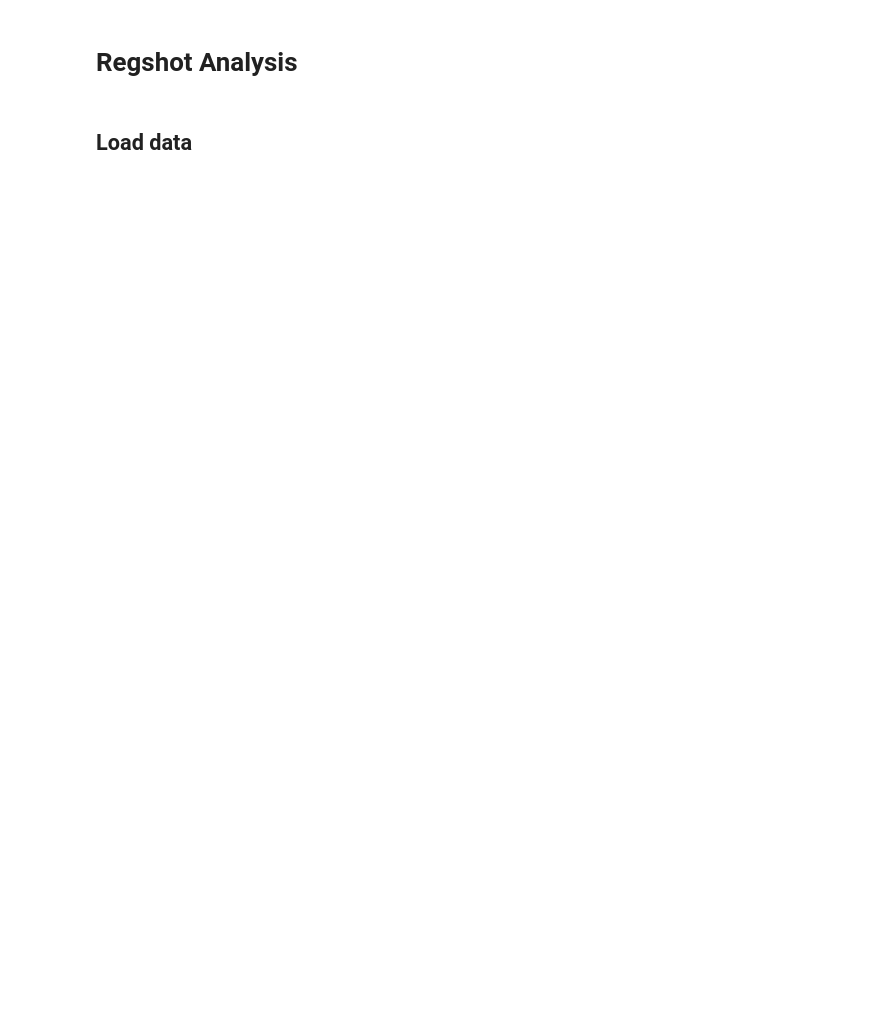
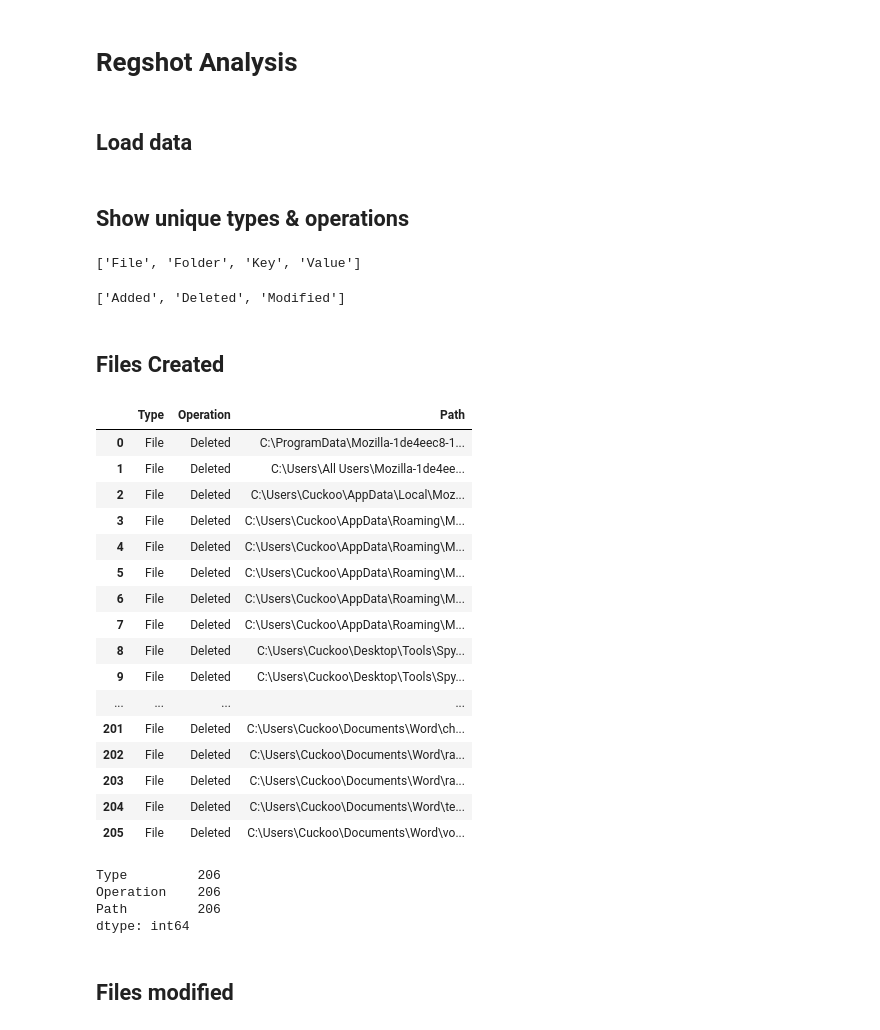
Before and after one commit to W4lkerJ/ForensicAnalysis, a Jupyter notebook: src/notebooks/ProcMonAnalysis.ipynb, the cells around one changed output. Saved outputs shown, nothing was run; the diff lists cells and outputs as text; code cells hidden in the pictures; blank space fills up the shorter version.

Commit message:
Extended the analysis by folders created/modified/deleted and by reg keys/values created/modified/deleted.

```diff
--- a/src/notebooks/ProcMonAnalysis.ipynb
+++ b/src/notebooks/ProcMonAnalysis.ipynb
@@ -174,3 +236,46 @@ df_unique_dlls
 ## Load data
 # %%
 df_regshot_data = pd.read_csv(regshot_path, delimiter=";")
+# %% [markdown]
+## Show unique types & operations
+# %%
+sorted(df_regshot_data["Type"].unique())
+# %% [output]
+['File', 'Folder', 'Key', 'Value']
+# %%
+sorted(df_regshot_data["Operation"].unique())
+# %% [output]
+['Added', 'Deleted', 'Modified']
+# %% [markdown]
+## Files Created
+# %%
+df_operation_query = df_regshot_data.query("Type == 'File' & Operation == 'Deleted'")
+# %%
+df_operation_query
+# %% [output]
+|  | Type | Operation | Path |
+| 0 | File | Deleted | C:\ProgramData\Mozilla-1de4eec8-1... |
+| 1 | File | Deleted | C:\Users\All Users\Mozilla-1de4ee... |
+| 2 | File | Deleted | C:\Users\Cuckoo\AppData\Local\Moz... |
+| 3 | File | Deleted | C:\Users\Cuckoo\AppData\Roaming\M... |
+| 4 | File | Deleted | C:\Users\Cuckoo\AppData\Roaming\M... |
+| 5 | File | Deleted | C:\Users\Cuckoo\AppData\Roaming\M... |
+| 6 | File | Deleted | C:\Users\Cuckoo\AppData\Roaming\M... |
+| 7 | File | Deleted | C:\Users\Cuckoo\AppData\Roaming\M... |
+| 8 | File | Deleted | C:\Users\Cuckoo\Desktop\Tools\Spy... |
+| 9 | File | Deleted | C:\Users\Cuckoo\Desktop\Tools\Spy... |
+| ... | ... | ... | ... |
+| 201 | File | Deleted | C:\Users\Cuckoo\Documents\Word\ch... |
+| 202 | File | Deleted | C:\Users\Cuckoo\Documents\Word\ra... |
+| 203 | File | Deleted | C:\Users\Cuckoo\Documents\Word\ra... |
+| 204 | File | Deleted | C:\Users\Cuckoo\Documents\Word\te... |
+| 205 | File | Deleted | C:\Users\Cuckoo\Documents\Word\vo... |
+# %%
+df_operation_query.count()
+# %% [output]
+Type         206
+Operation    206
+Path         206
+dtype: int64
+# %% [markdown]
+## Files modified
```
Also changed, not shown: parts of 54 cells of this notebook, 1 other file.
